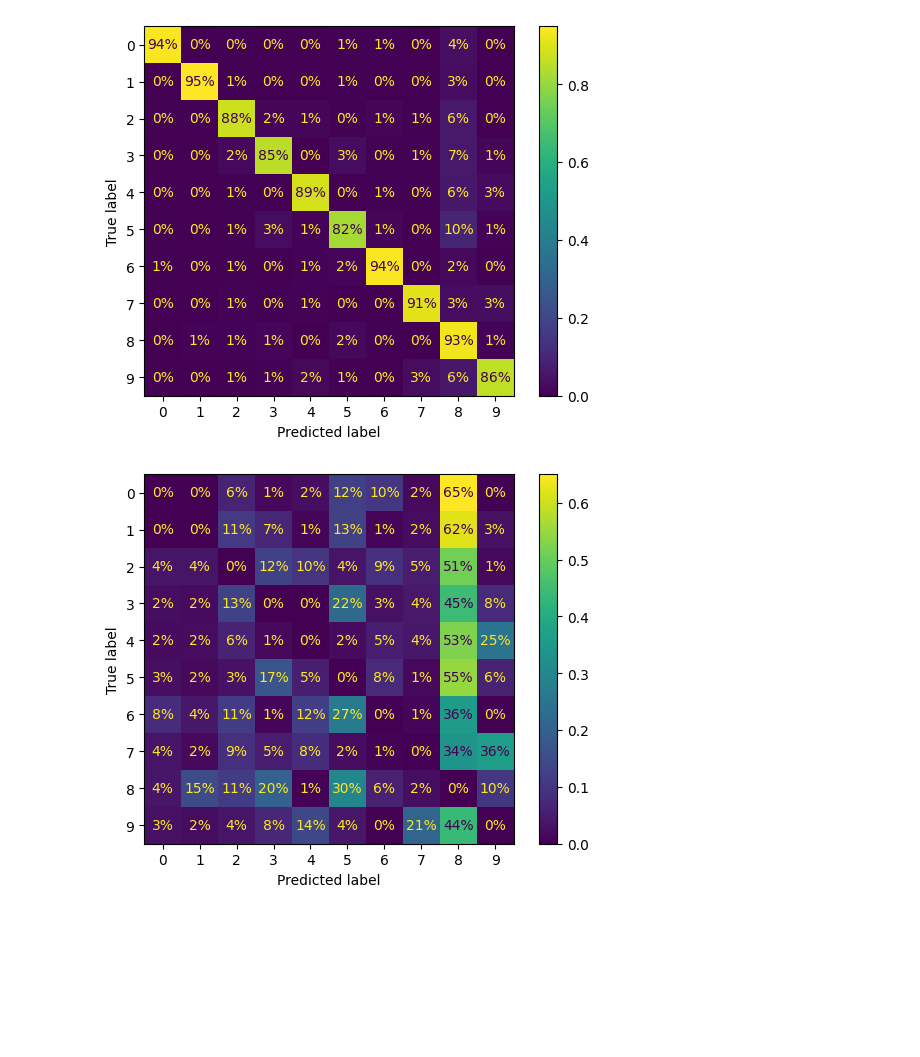
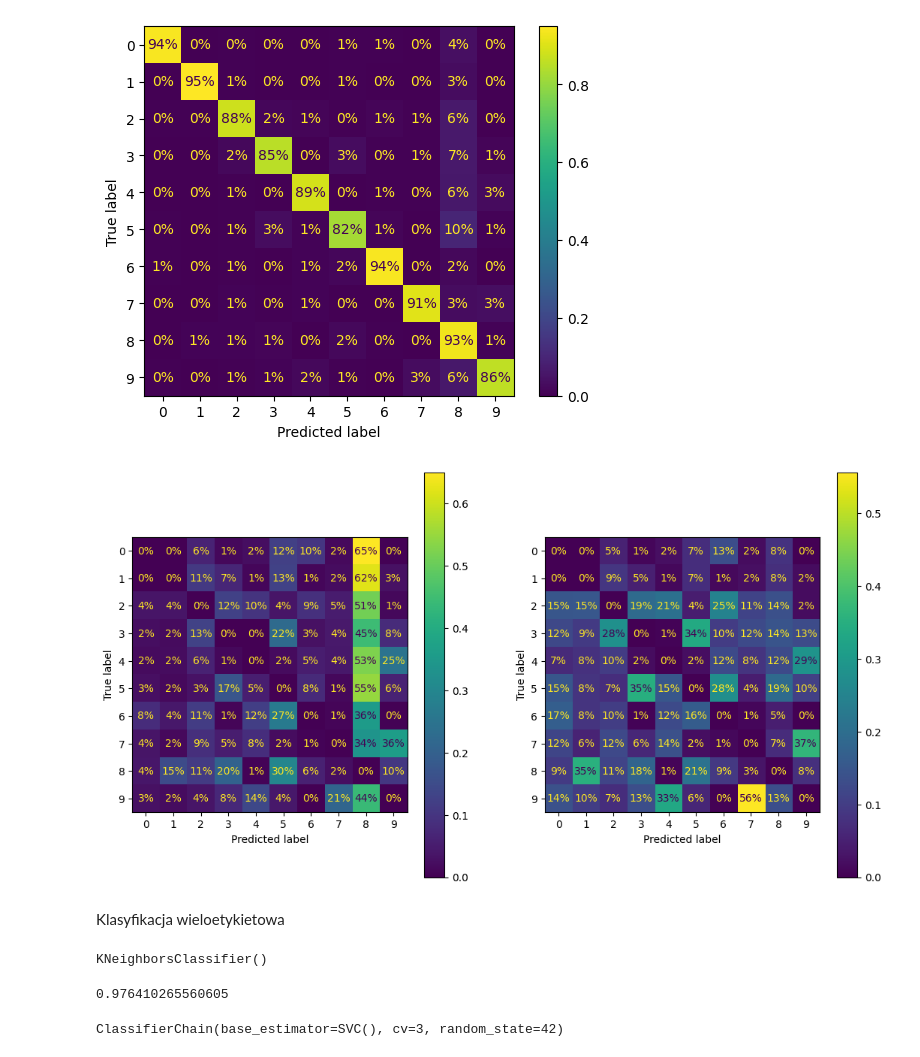
Before and after one commit to mattreu/ml_tests, a Jupyter notebook: scikit/classifier.ipynb, the cells around one changed output. Drawn from its saved outputs; the diff is of its cells as text; code cells hidden in the pictures; blank space fills up the shorter version.

Commit message:
multilabel classification

```diff
--- a/scikit/classifier.ipynb
+++ b/scikit/classifier.ipynb
@@ -125,9 +125,45 @@ ConfusionMatrixDisplay.from_predictions(y_train, y_train_pred, normalize="true",
 plt.show()
 # %% [output]
 [figure]
-# %%
-sample_weight = (y_train_pred != y_train)
-ConfusionMatrixDisplay.from_predictions(y_train, y_train_pred, sample_weight=sample_weight, normalize="true", values_format=".0%")
-plt.show()
-# %% [output]
-[figure, removed]
+# %%
+sample_weight = (y_train_pred != y_train)
+fig = plt.figure(figsize=(13,7))
+ax = fig.add_subplot(121)
+# błędy normalizowane po wierszach (65% błędów popełnionych przez model na zerach to klasyfikacja jako 8)
+ConfusionMatrixDisplay.from_predictions(y_train, y_train_pred, sample_weight=sample_weight, normalize="true", values_format=".0%", ax=ax)
+ax = fig.add_subplot(122)
+# błędy normalizowane po kolumnach (56% nieprawidłowo sklasyfikowanych 7 to w rzeczywistości 9)
+ConfusionMatrixDisplay.from_predictions(y_train, y_train_pred, sample_weight=sample_weight, normalize="pred", values_format=".0%", ax=ax)
+plt.show()
+# %% [output]
+[figure, added]
+# %% [markdown]
+Klasyfikacja wieloetykietowa
+# %%
+import numpy as np
+from sklearn.neighbors import KNeighborsClassifier
+
+y_train_large = (y_train >= '7')
+y_train_odd = (y_train.astype('int8') % 2 == 1)
+y_multilabel = np.c_[y_train_large, y_train_odd]
+
+# zwraca dwie etykiety, czy liczba jest większa od 7 oraz czy jest parzysta
+knn_clf = KNeighborsClassifier()
+knn_clf.fit(X_train, y_multilabel)
+# %% [output]
+KNeighborsClassifier()
+# %%
+# uśredniony wynik f1 dla wszystkich etykiet
+y_train_knn_pred = cross_val_predict(knn_clf, X_train, y_multilabel, cv=3)
+f1_score(y_multilabel, y_train_knn_pred, average="macro")
+# w przypadku różnych wag etykiet (różnice w ilości danych dla etykiet) można użyć average="weighted"
+# %% [output]
+0.976410265560605
+# %%
+from sklearn.multioutput import ClassifierChain
+
+# sekwencyjne uzyskiwanie etykiet z klasyfikatora nieobsługującego natywnie klasyfikacji wieloetykietowej
+chain_clf = ClassifierChain(SVC(), cv=3, random_state=42)
+chain_clf.fit(X_train[:2000], y_multilabel[:2000])
+# %% [output]
+ClassifierChain(base_estimator=SVC(), cv=3, random_state=42)
```
